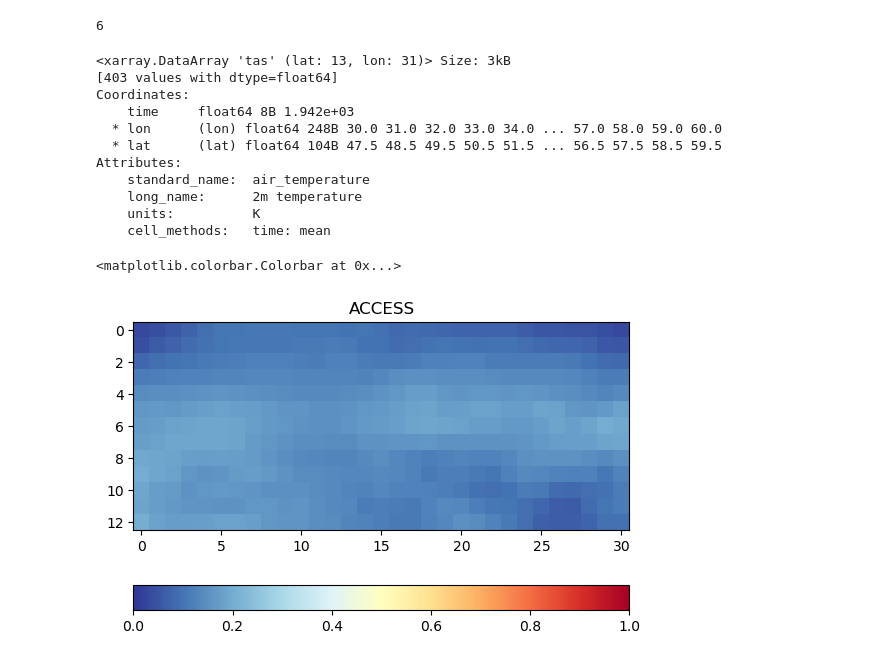
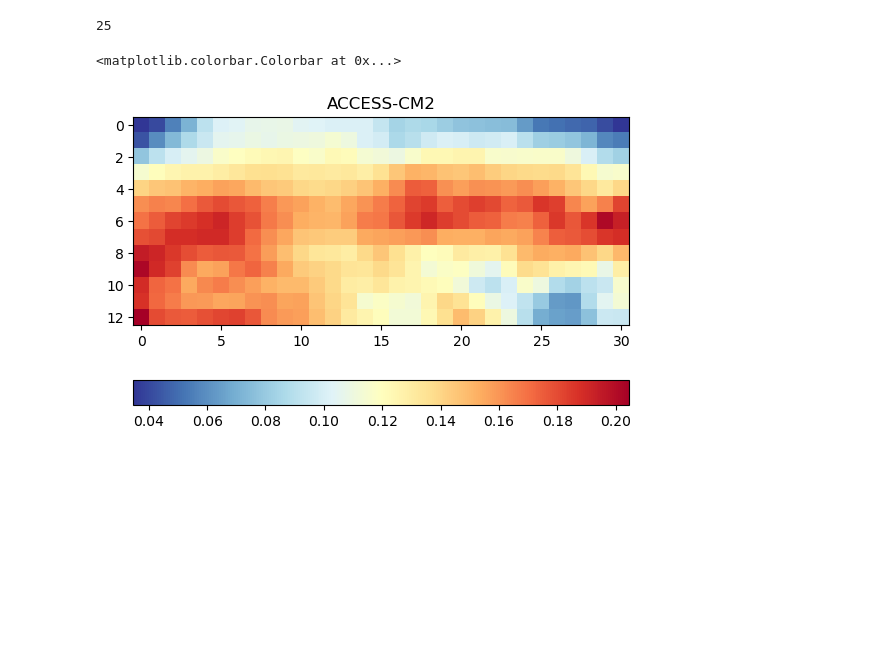
Before and after one commit to nslobodov/model_evaluation, a Jupyter notebook: scripts/how_to_plot.ipynb, the cells around one changed output. Drawn from its saved outputs; the diff is of its cells as text; code cells hidden in the pictures; blank space fills up the shorter version.

```diff
--- a/scripts/how_to_plot.ipynb
+++ b/scripts/how_to_plot.ipynb
@@ -15,22 +38,4 @@ file_list = np.array ([file for file in os.listdir(directory) if file.endswith('
 # %%
-# Aggregating files by dictionaries:
-# timcor (2d spatial data), fldcor (array of values by timesteps), timmean (single value)
-file_dict = {}
-timcor = {}
-fldcor = {}
-timmean = {}
-for file in file_list:
-    dataset = xr.open_dataset(os.path.join(directory, file), decode_times=False)
-    file_dict[file] = dataset
-    if 'ERA5' in file:
-         continue
-    if 'timcor' in file:
-        timcor[file] = dataset
-    if 'fldcor' in file:
-        fldcor[file] = dataset
-    if 'timmean' in file:
-        timmean[file] = dataset
-# timmean['timmean_fldcor_tas_Amon_ACCESS_CM2_ssp585_r1i1p1f1_185001_210012.nc']
-# len(timmean)
+len(timcor)
 # %% [output]
-6
+25
@@ -37,26 +44,15 @@ for file in file_list:
 # %%
-file = 'timcor_tas_Amon_ACCESS_CM2_ssp585_r1i1p1f1_185001_210012_r360x180.nc'
+# Plotting single timcor
+plt.title(file.split('_')[3], fontsize=12)
+# plt.imshow(file_dict[file]['tas'][0][::-1],  vmin=0, vmax=0.5, cmap='RdYlBu_r')
+plt.imshow(file_dict[file]['tas'][0][::-1], cmap='RdYlBu_r')
+
+
+plt.colorbar(orientation='horizontal')
+# plt.savefig("01.png")
 # %% [output]
-<xarray.DataArray 'tas' (lat: 13, lon: 31)> Size: 3kB
-[403 values with dtype=float64]
-Coordinates:
-    time     float64 8B 1.942e+03
-  * lon      (lon) float64 248B 30.0 31.0 32.0 33.0 34.0 ... 57.0 58.0 59.0 60.0
-  * lat      (lat) float64 104B 47.5 48.5 49.5 50.5 51.5 ... 56.5 57.5 58.5 59.5
-Attributes:
-    standard_name:  air_temperature
-    long_name:      2m temperature
-    units:          K
-    cell_methods:   time: mean
+<matplotlib.colorbar.Colorbar at 0x...>
+[figure, added]
-# %%
-plt.title(file.split('_')[3], fontsize=12)
-plt.imshow(file_dict[file]['tas'][0][::-1],  vmin=0, vmax=1, cmap='RdYlBu_r')
-
-plt.colorbar(orientation='horizontal')
-# plt.savefig("01.png")
-# %% [output]
-<matplotlib.colorbar.Colorbar at 0x...>
-[figure, removed]
 # %%
 def data_disp (keyword, stopword, data_dict, name_value, columns, n_lat, n_lon, pos_in_filename, title,
                scale_range, fig_name):
```
Also changed, not shown: parts of 12 cells of this notebook, 1 other file.
